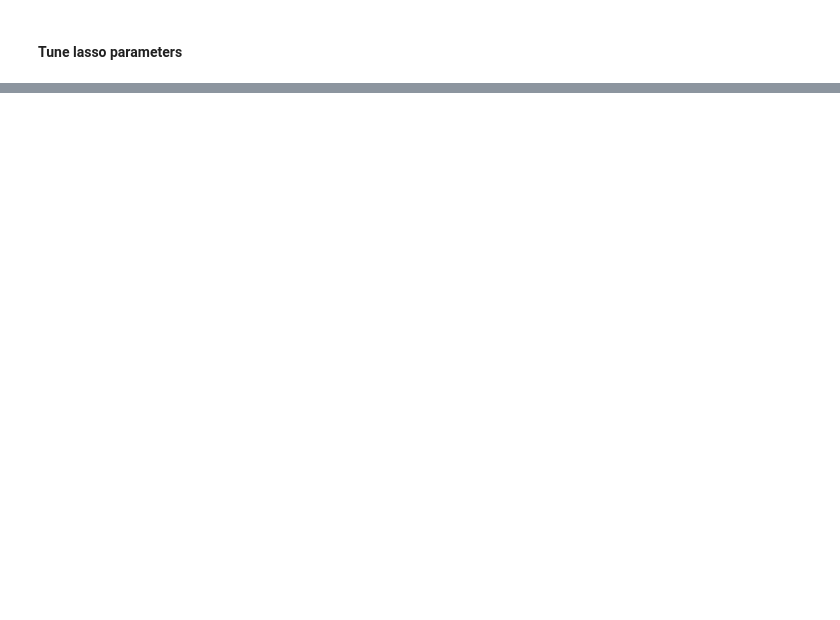
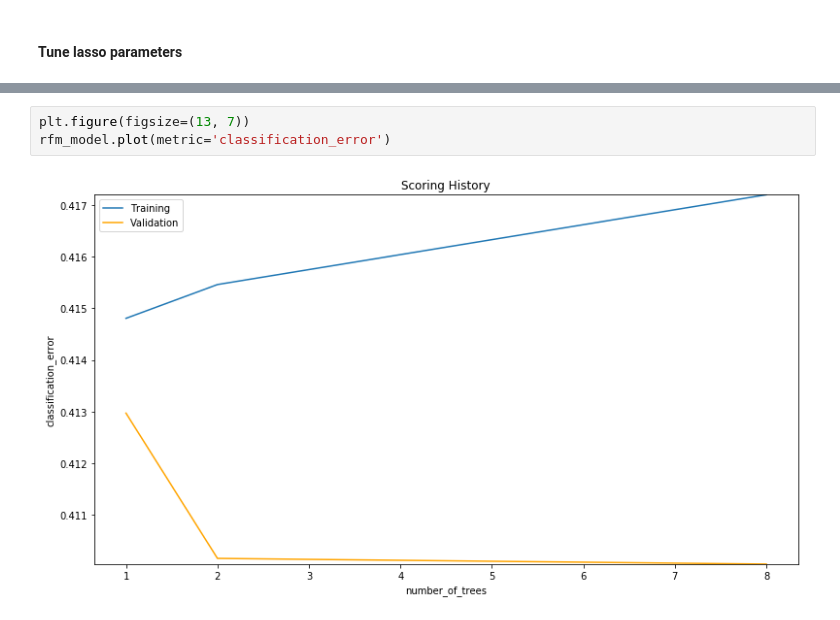
Before and after one commit to jakubglinka/ml-rpc, a Jupyter notebook: notebooks/revenue_per_click_prediction.ipynb, the cells around one changed output, grey strips where cells are left out. Saved outputs shown, nothing was run; the diff lists cells and outputs as text; blank space fills up the shorter version.

```diff
--- a/notebooks/revenue_per_click_prediction.ipynb
+++ b/notebooks/revenue_per_click_prediction.ipynb
@@ -683,0 +669,5 @@ h2o.remove_all()
+# %%
+plt.figure(figsize=(13, 7))
+rfm_model.plot(metric='classification_error')
+# %% [output]
+[figure, added]
```
Also changed, not shown: parts of 31 cells of this notebook.
